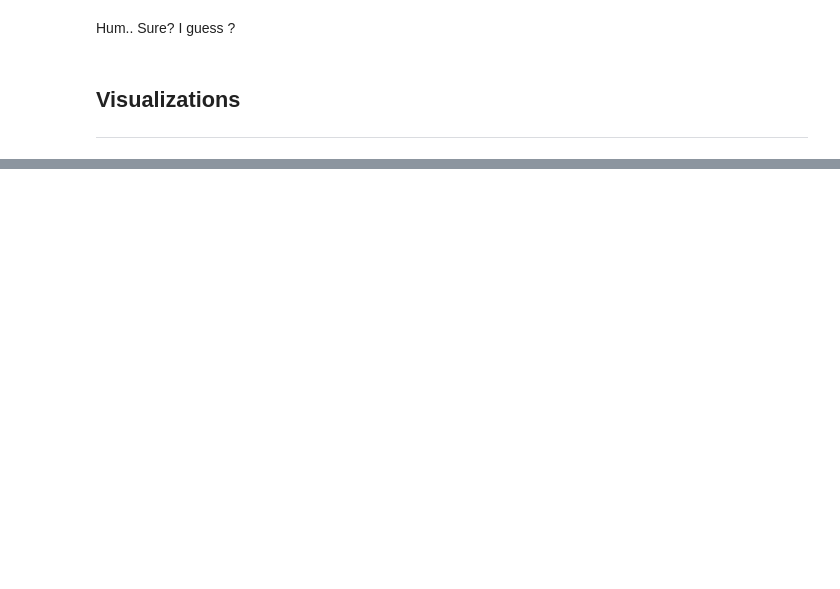
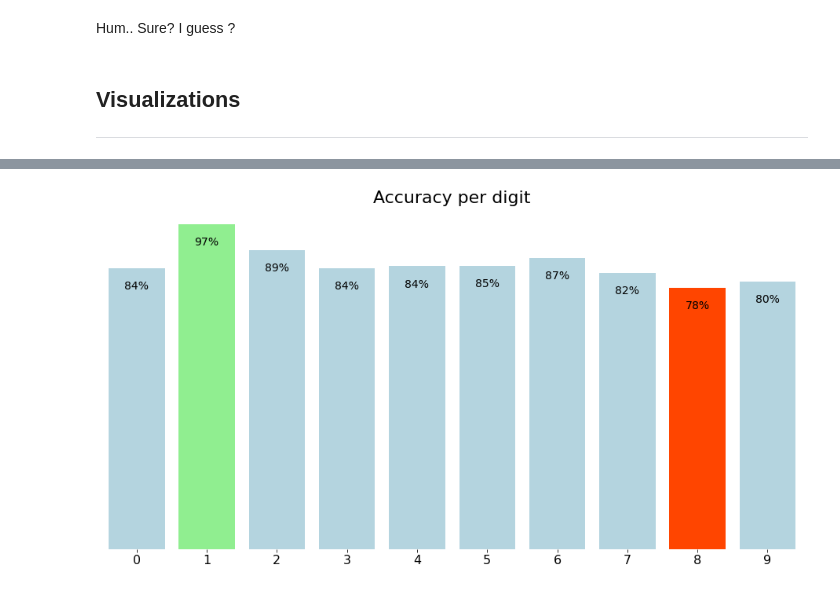
Before and after one commit to alexandre-pinon/zoidberg-2.0, a Jupyter notebook: bootstrap.ipynb, the cells around one changed output, grey strips where cells are left out. Cells and saved outputs as stored; diff of their text form; code cells hidden in the pictures; blank space fills up the shorter version.

```diff
--- a/bootstrap.ipynb
+++ b/bootstrap.ipynb
@@ -398,0 +442,24 @@ Hum.. Sure? I guess ?
+# %%
+accuracy_arr = np.array([(matrix[1, 1]) / (np.sum(matrix) - matrix[0, 0]) for matrix in cf_multi_matrix])
+
+fig, ax = plt.subplots(figsize=(16, 8))
+sns.barplot(x=np.arange(accuracy_arr.size), y=accuracy_arr*100, ax=ax, color='lightblue')
+
+patch_h = [patch.get_height() for patch in ax.patches]
+idx_tallest = np.argmax(patch_h)
+idx_smallest = np.argmin(patch_h)
+
+ax.patches[idx_tallest].set_facecolor('lightgreen')
+ax.patches[idx_smallest].set_facecolor('orangered')
+ax.bar_label(ax.containers[0], padding=-30, fmt='%.0f%%', fontsize=14)
+ax.set_title('Accuracy per digit', fontsize=22)
+
+ax.get_yaxis().set_visible(False)
+ax.set_xlabel('')
+ax.set_xticklabels(np.arange(accuracy_arr.size), fontsize=16)
+
+ax.set_frame_on(False)
+
+fig.savefig('graphs/accuracy_per_digit.png', facecolor='white')
+# %% [output]
+[figure, added]
```
Also changed, not shown: parts of 20 cells of this notebook, 4 other files.
